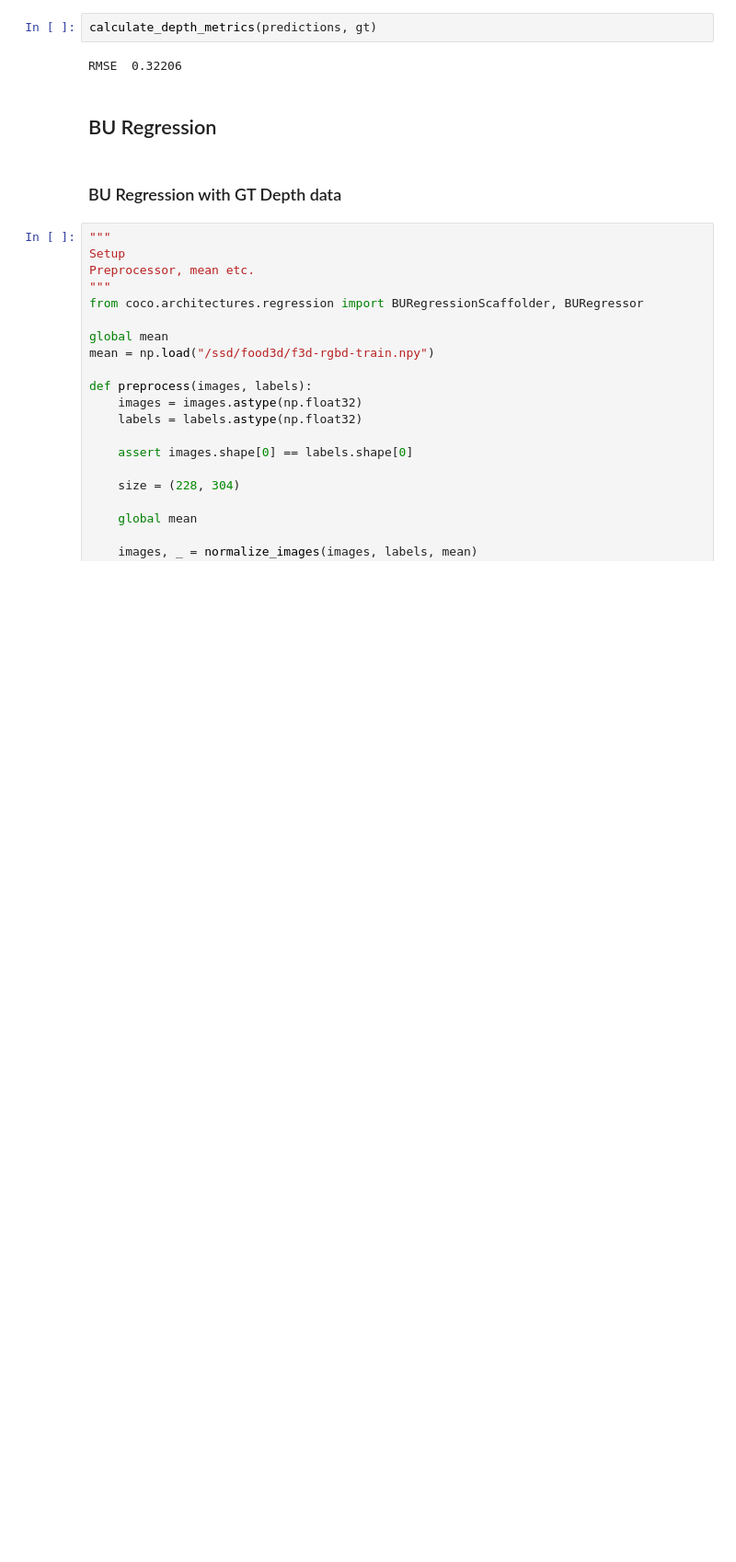
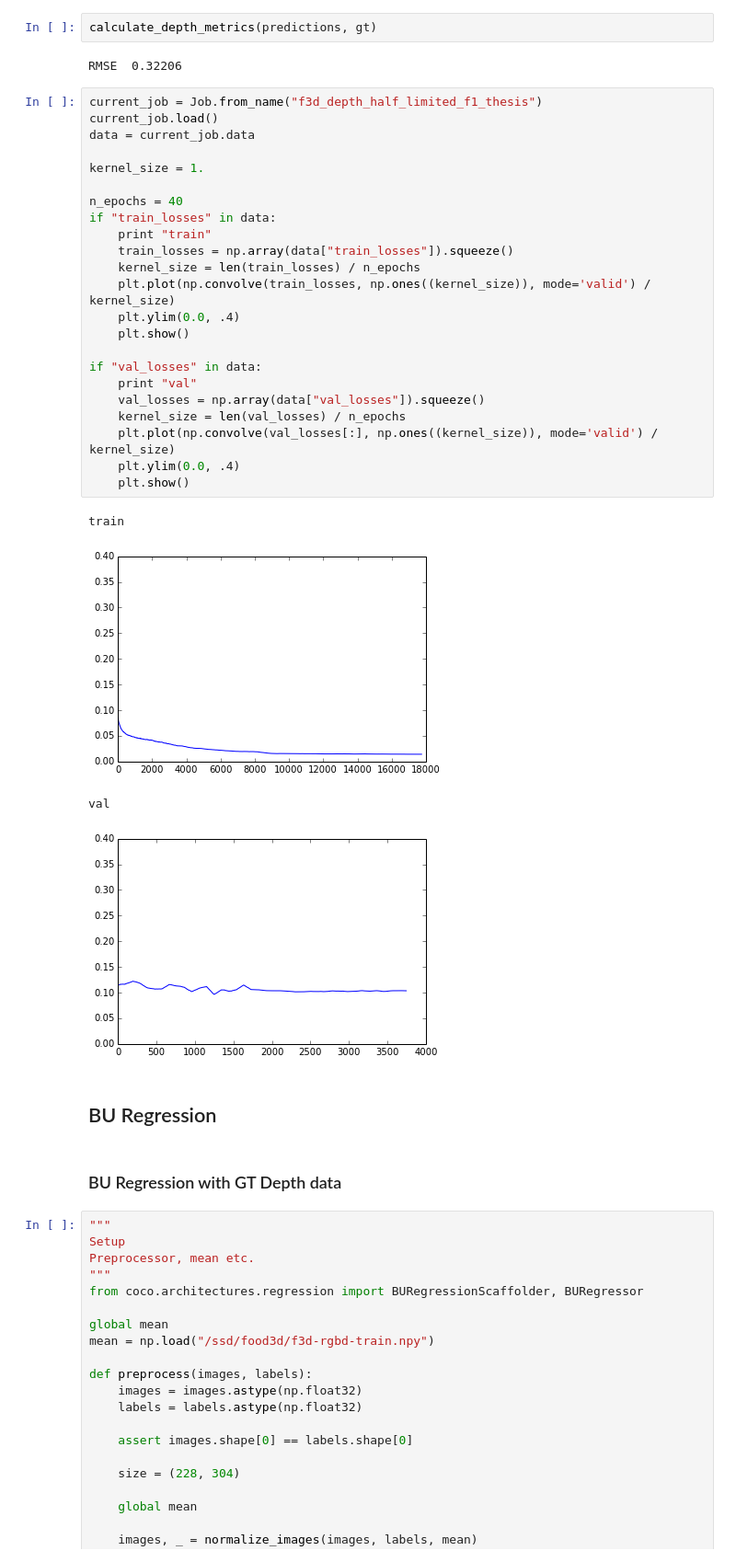
Before and after one commit to sebastian-schlecht/coco, a Jupyter notebook: experiments/evaluate_experiments.ipynb, the cells around one changed output. Shown at 92% size. Drawn from its saved outputs; the diff is of its cells as text; blank space fills up the shorter version.

```diff
--- a/experiments/evaluate_experiments.ipynb
+++ b/experiments/evaluate_experiments.ipynb
@@ -268,6 +285,34 @@ INFO:coco.nn:Loading parameters from file '/data/data/resunet_f3d_half_limited_f
 calculate_depth_metrics(predictions, gt)
 # %% [output]
 RMSE  0.32206
+# %%
+current_job = Job.from_name("f3d_depth_half_limited_f1_thesis")
+current_job.load()
+data = current_job.data
+
+kernel_size = 1.
+
+n_epochs = 40
+if "train_losses" in data:
+    print "train"
+    train_losses = np.array(data["train_losses"]).squeeze()
+    kernel_size = len(train_losses) / n_epochs
+    plt.plot(np.convolve(train_losses, np.ones((kernel_size)), mode='valid') / kernel_size)
+    plt.ylim(0.0, .4)
+    plt.show()
+
+if "val_losses" in data:
+    print "val"
+    val_losses = np.array(data["val_losses"]).squeeze()
+    kernel_size = len(val_losses) / n_epochs
+    plt.plot(np.convolve(val_losses[:], np.ones((kernel_size)), mode='valid') /  kernel_size)
+    plt.ylim(0.0, .4)
+    plt.show()
+# %% [output]
+train
+[figure, added]
+val
+[figure, added]
 # %% [markdown]
 ## BU Regression
 # %% [markdown]
```
Also changed, not shown: parts of 4 cells of this notebook, 4 other files.
